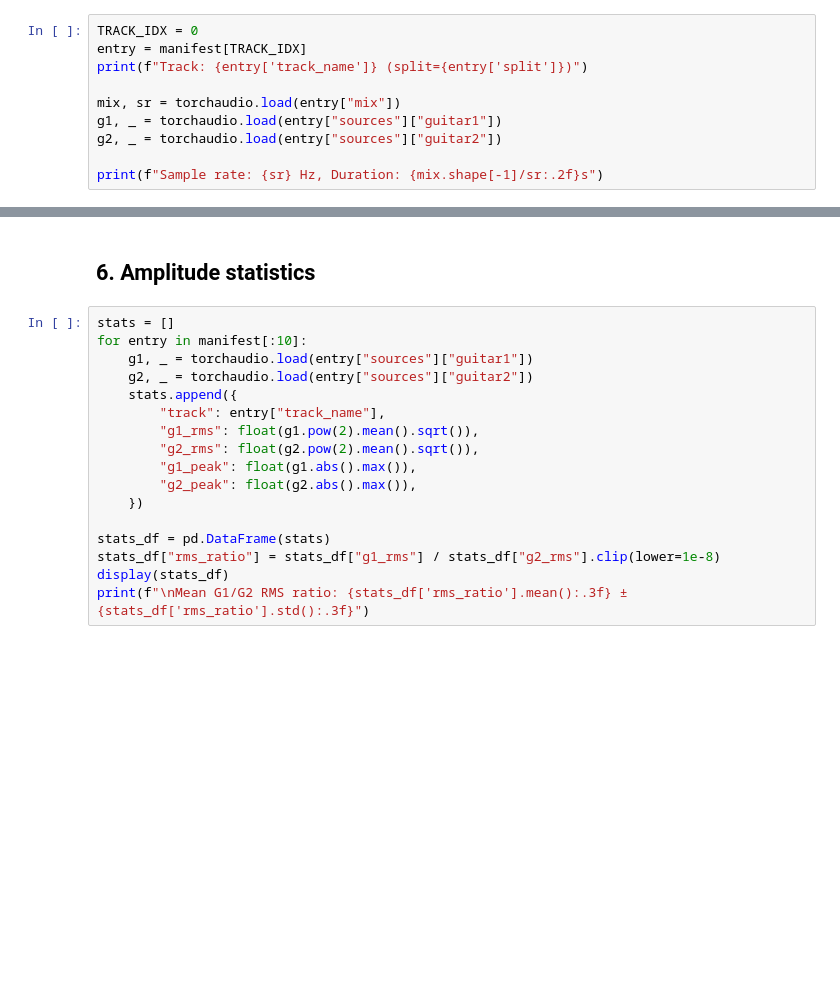
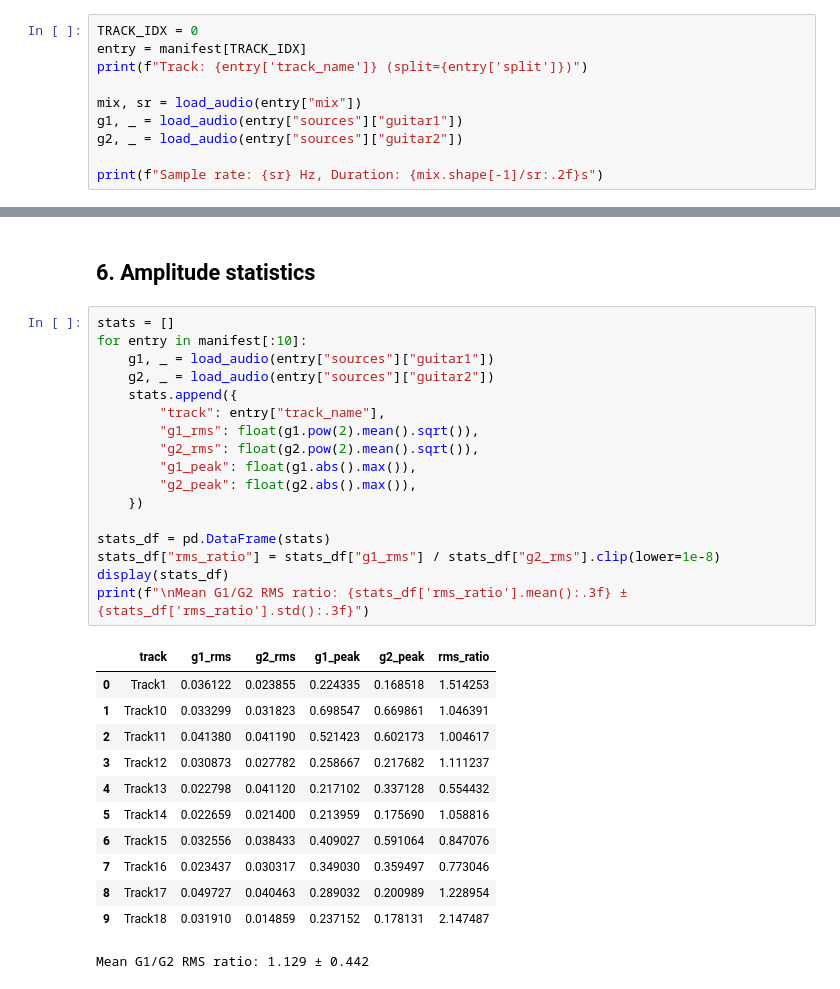
Before and after one commit to trekar99/guitar-duets-source-separation, a Jupyter notebook: notebooks/01_dataset_exploration.ipynb, the cells around one changed output, grey strips where cells are left out. Drawn from its saved outputs; the diff is of its cells as text; blank space fills up the shorter version.

```diff
--- a/notebooks/01_dataset_exploration.ipynb
+++ b/notebooks/01_dataset_exploration.ipynb
@@ -74,8 +92,8 @@ TRACK_IDX = 0
 entry = manifest[TRACK_IDX]
 print(f"Track: {entry['track_name']} (split={entry['split']})")
 
-mix, sr = torchaudio.load(entry["mix"])
-g1, _ = torchaudio.load(entry["sources"]["guitar1"])
-g2, _ = torchaudio.load(entry["sources"]["guitar2"])
+mix, sr = load_audio(entry["mix"])
+g1, _ = load_audio(entry["sources"]["guitar1"])
+g2, _ = load_audio(entry["sources"]["guitar2"])
 
 print(f"Sample rate: {sr} Hz, Duration: {mix.shape[-1]/sr:.2f}s")
@@ -153,17 +192,30 @@ else:
 # %%
 stats = []
 for entry in manifest[:10]:
-    g1, _ = torchaudio.load(entry["sources"]["guitar1"])
-    g2, _ = torchaudio.load(entry["sources"]["guitar2"])
+    g1, _ = load_audio(entry["sources"]["guitar1"])
+    g2, _ = load_audio(entry["sources"]["guitar2"])
     stats.append({
         "track": entry["track_name"],
         "g1_rms": float(g1.pow(2).mean().sqrt()),
         "g2_rms": float(g2.pow(2).mean().sqrt()),
         "g1_peak": float(g1.abs().max()),
         "g2_peak": float(g2.abs().max()),
     })
 
 stats_df = pd.DataFrame(stats)
 stats_df["rms_ratio"] = stats_df["g1_rms"] / stats_df["g2_rms"].clip(lower=1e-8)
 display(stats_df)
 print(f"\nMean G1/G2 RMS ratio: {stats_df['rms_ratio'].mean():.3f} ± {stats_df['rms_ratio'].std():.3f}")
+# %% [output]
+|  | track | g1_rms | g2_rms | g1_peak | g2_peak | rms_ratio |
+| 0 | Track1 | 0.036122 | 0.023855 | 0.224335 | 0.168518 | 1.514253 |
+| 1 | Track10 | 0.033299 | 0.031823 | 0.698547 | 0.669861 | 1.046391 |
+| 2 | Track11 | 0.041380 | 0.041190 | 0.521423 | 0.602173 | 1.004617 |
+| 3 | Track12 | 0.030873 | 0.027782 | 0.258667 | 0.217682 | 1.111237 |
+| 4 | Track13 | 0.022798 | 0.041120 | 0.217102 | 0.337128 | 0.554432 |
+| 5 | Track14 | 0.022659 | 0.021400 | 0.213959 | 0.175690 | 1.058816 |
+| 6 | Track15 | 0.032556 | 0.038433 | 0.409027 | 0.591064 | 0.847076 |
+| 7 | Track16 | 0.023437 | 0.030317 | 0.349030 | 0.359497 | 0.773046 |
+| 8 | Track17 | 0.049727 | 0.040463 | 0.289032 | 0.200989 | 1.228954 |
+| 9 | Track18 | 0.031910 | 0.014859 | 0.237152 | 0.178131 | 2.147487 |
+Mean G1/G2 RMS ratio: 1.129 ± 0.442
```
Also changed, not shown: parts of 8 cells of this notebook, 15 other files.
